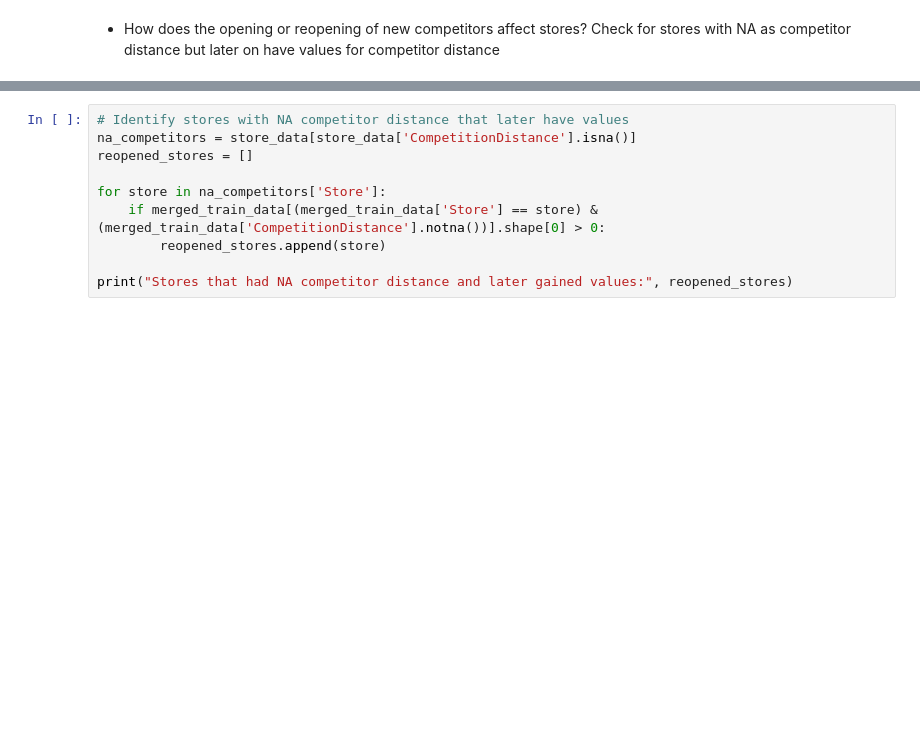
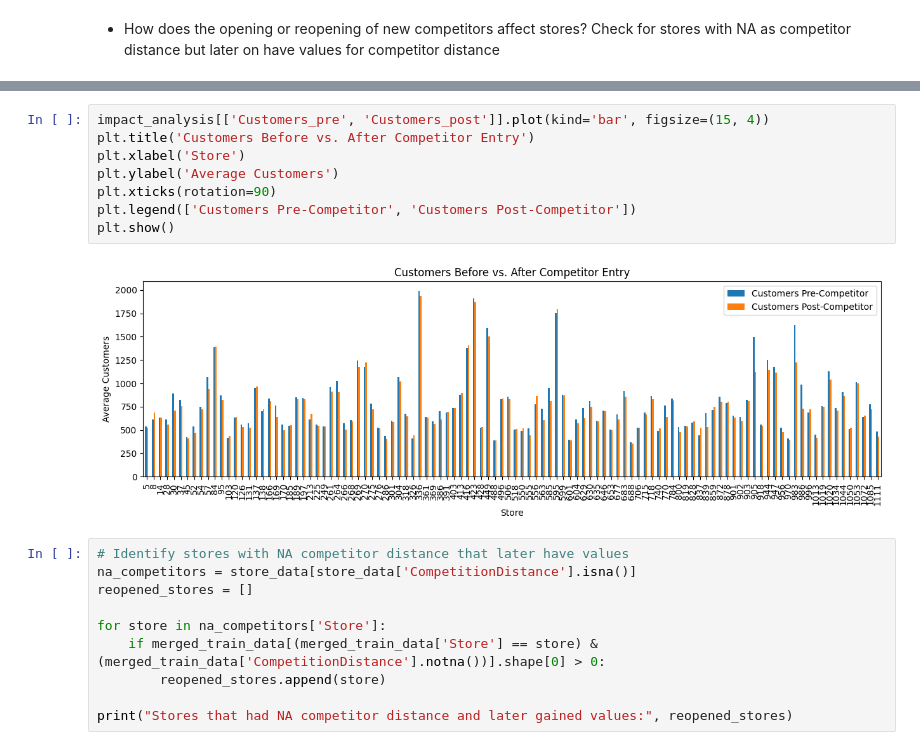
Before and after one commit to Bekyy/sales-forecasting, a Jupyter notebook: notebooks/EDA.ipynb, the cells around one changed output, grey strips where cells are left out. Saved outputs shown, nothing was run; the diff lists cells and outputs as text; blank space fills up the shorter version.

```diff
--- a/notebooks/EDA.ipynb
+++ b/notebooks/EDA.ipynb
@@ -746,3 +752,13 @@ Name: CompetitionDistance, Length: 1115, dtype: float64
+# %%
+impact_analysis[['Customers_pre', 'Customers_post']].plot(kind='bar', figsize=(15, 4))
+plt.title('Customers Before vs. After Competitor Entry')
+plt.xlabel('Store')
+plt.ylabel('Average Customers')
+plt.xticks(rotation=90)
+plt.legend(['Customers Pre-Competitor', 'Customers Post-Competitor'])
+plt.show()
+# %% [output]
+[figure, added]
 # %%
 # Identify stores with NA competitor distance that later have values
 na_competitors = store_data[store_data['CompetitionDistance'].isna()]
```
Also changed, not shown: parts of 6 cells of this notebook.
